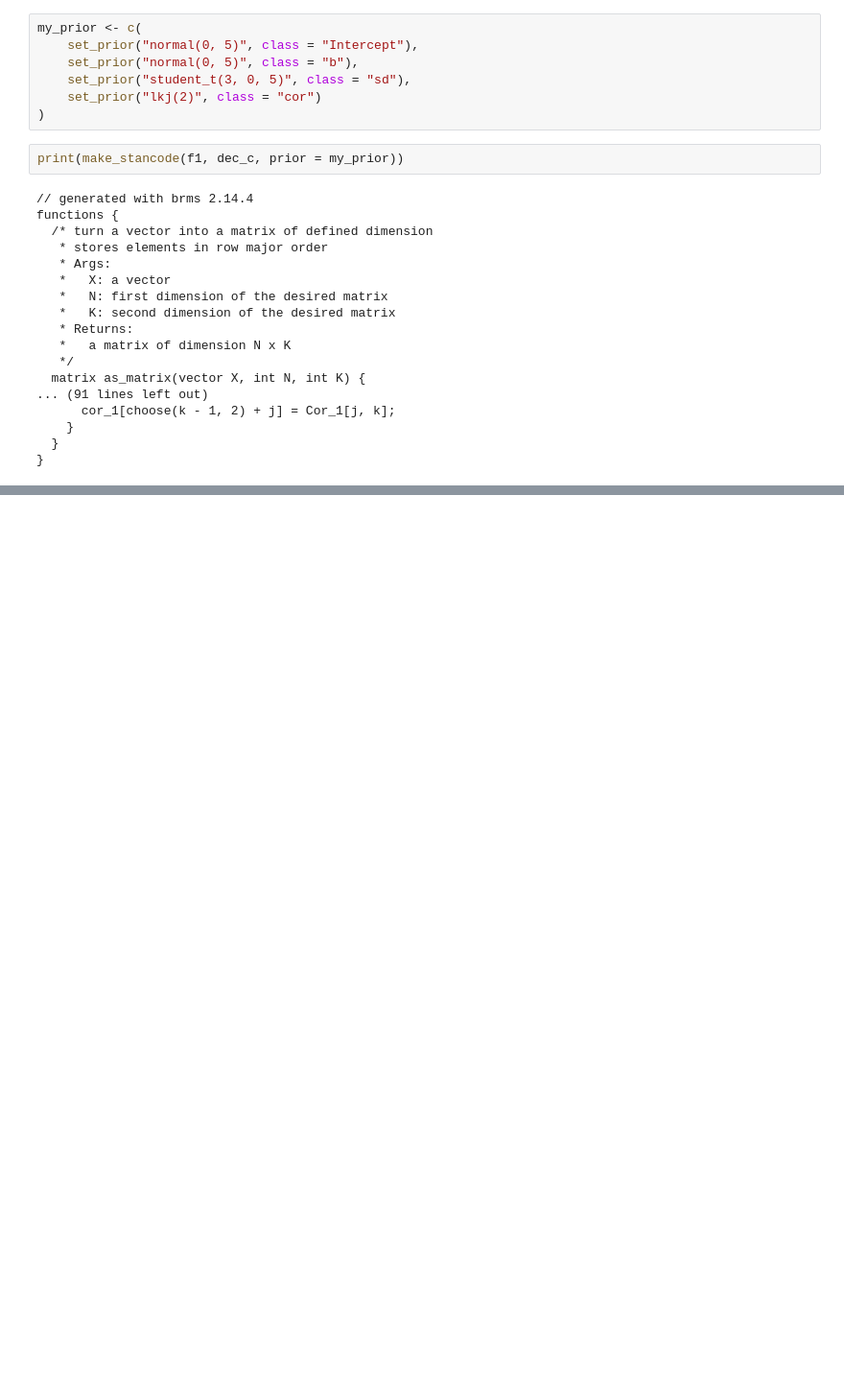
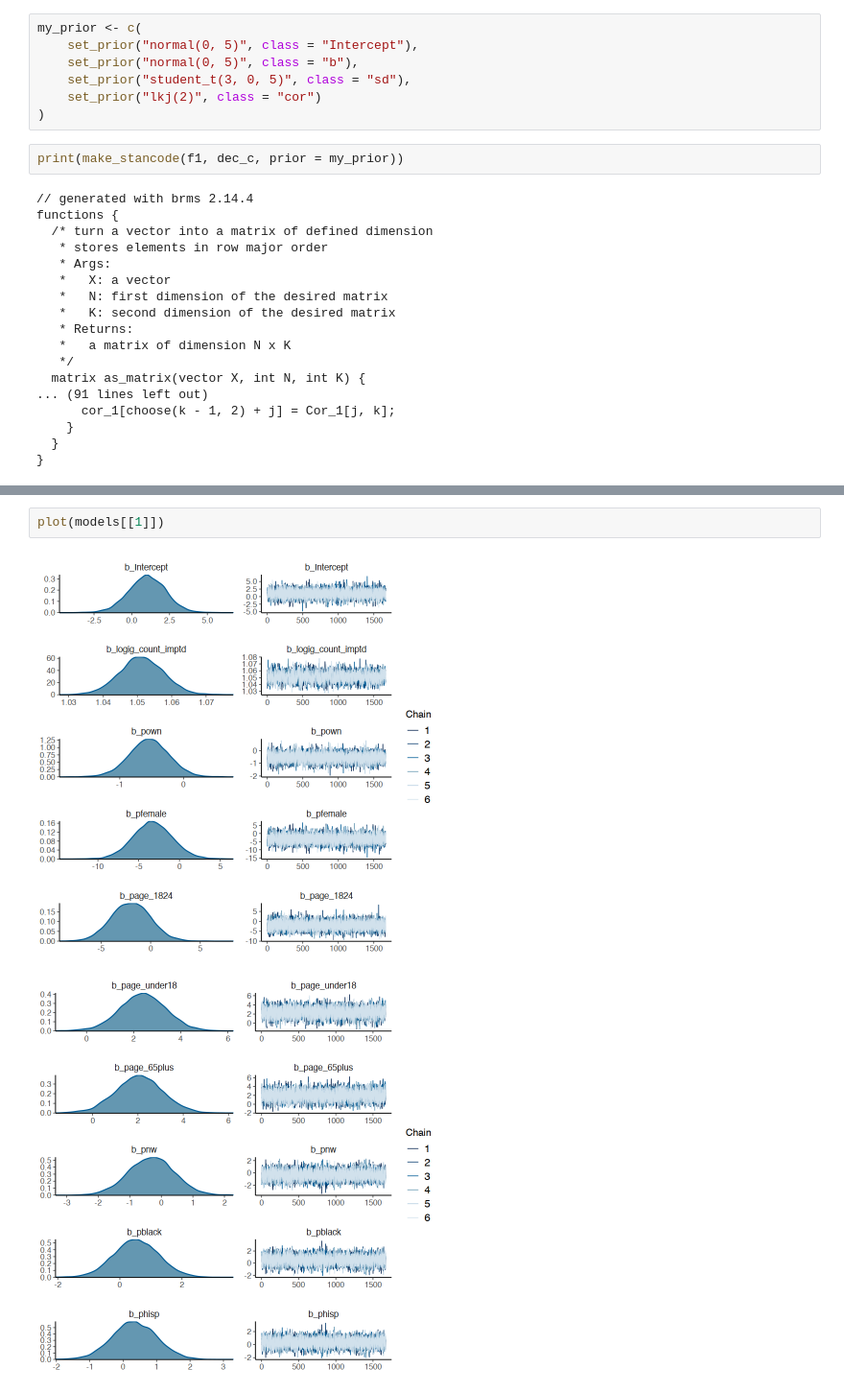
Before and after one commit to aridf/infogroup_pop_adj, a Jupyter notebook: notebooks/adjust_zcta_statecovs.ipynb, the cells around one changed output, grey strips where cells are left out. Shown: that part at 96% size. Drawn from its saved outputs; the diff is of its cells as text; blank space fills up the shorter version.

```diff
--- a/notebooks/adjust_zcta_statecovs.ipynb
+++ b/notebooks/adjust_zcta_statecovs.ipynb
@@ -131,0 +160,5 @@ Start sampling
+# %%
+plot(models[[1]])
+# %% [output]
+[figure, added]
+[figure, added]
```
Also changed, not shown: parts of 10 cells of this notebook, 5 other files.
